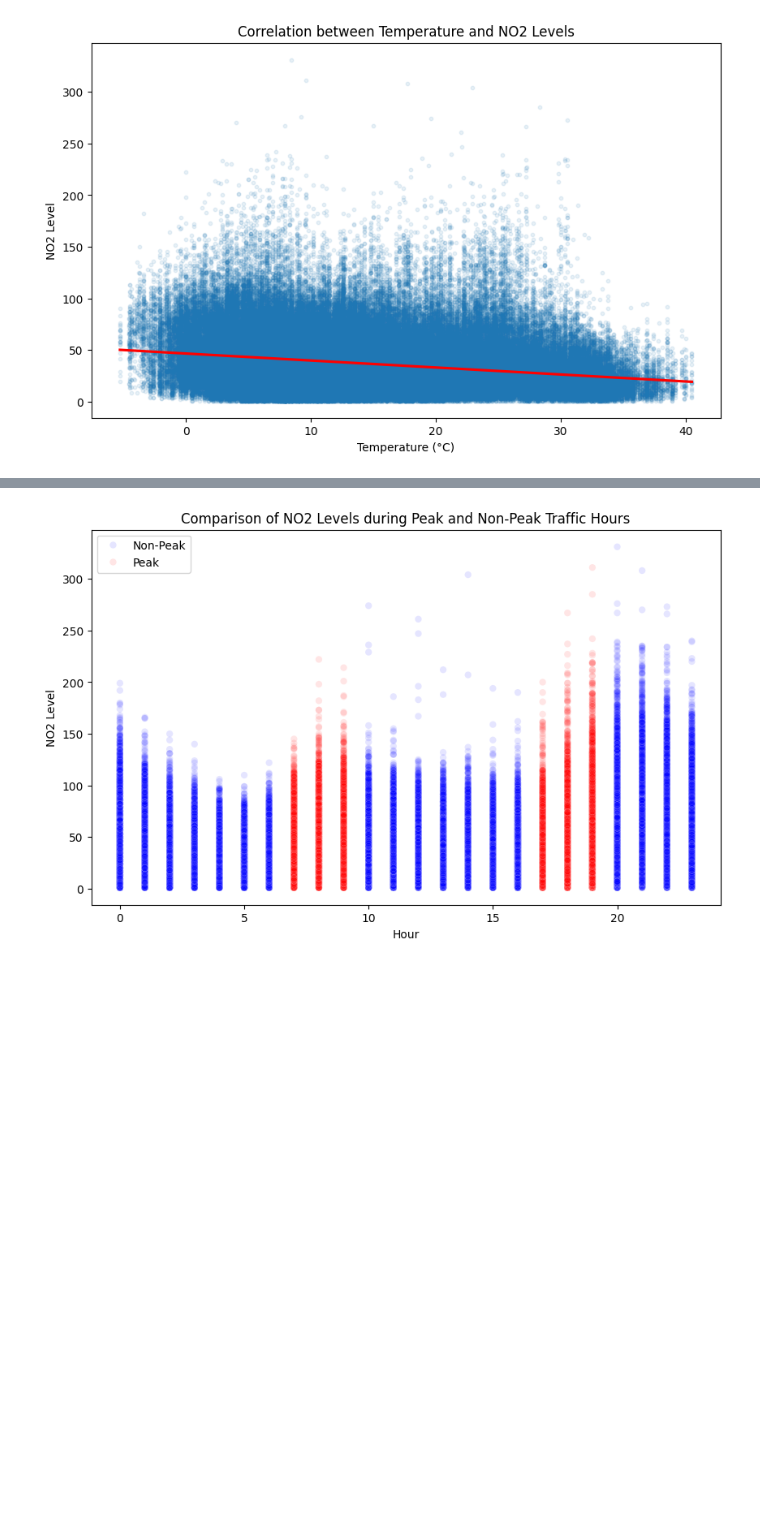
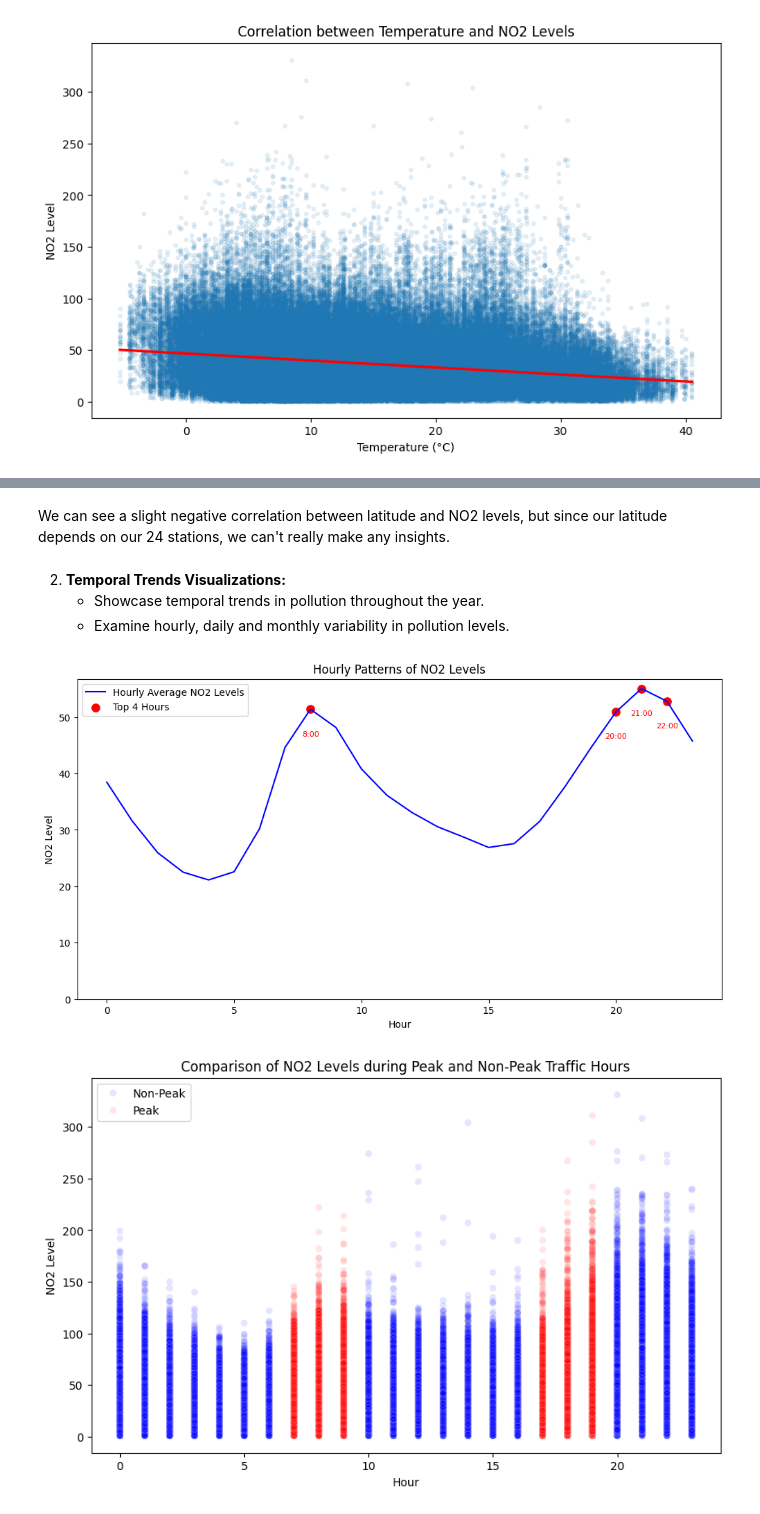
Before and after one commit to carleondel/madrid_pollution_project, a Jupyter notebook: src/EDA.ipynb, the cells around one changed output, grey strips where cells are left out. Saved outputs shown, nothing was run; the diff lists cells and outputs as text; code cells hidden in the pictures; blank space fills up the shorter version.

```diff
--- a/src/EDA.ipynb
+++ b/src/EDA.ipynb
@@ -361,3 +126,34 @@ plt.show()
+# %% [markdown]
+We can see a slight negative correlation between latitude and NO2 levels, but since our latitude depends on our 24 stations, we can't really make any insights.
+# %% [markdown]
+
+2. **Temporal Trends Visualizations:**
+   - Showcase temporal trends in pollution throughout the year.
+   - Examine hourly, daily and monthly variability in pollution levels.
+# %%
+df['hour'] = df['FECHA'].dt.hour
+
+# Plotting daily average NO2 levels
+hourly_avg = df.groupby('hour')['NO2_level'].mean()
+top_hours = hourly_avg.nlargest(4).index  # Identify top 4 hours
+
+plt.figure(figsize=(12, 6))
+sns.lineplot(x=hourly_avg.index, y=hourly_avg, label='Hourly Average NO2 Levels', color='blue')
+sns.scatterplot(x=top_hours, y=hourly_avg[top_hours], color='red', s=100, label='Top 4 Hours')
+
+# Annotate top hours
+for hour in top_hours:
+    plt.annotate(f'{hour}:00', xy=(hour, hourly_avg[hour]), xytext=(hour, hourly_avg[hour] - 5),
+                 ha='center', va='bottom', color='red', fontsize=8)
+
+plt.title('Hourly Patterns of NO2 Levels')
+plt.xlabel('Hour')
+plt.ylabel('NO2 Level')
+plt.legend()
+plt.ylim(0)  # Set y-axis to start at 0
+plt.show()
+# %% [output]
+[figure, added]
 # %%
 # Define peak and non-peak time ranges
 peak_hours_morning = ((df['FECHA'].dt.hour >= 7) & (df['FECHA'].dt.hour <= 9))
```
Also changed, not shown: parts of 91 cells of this notebook, 4 other files.
